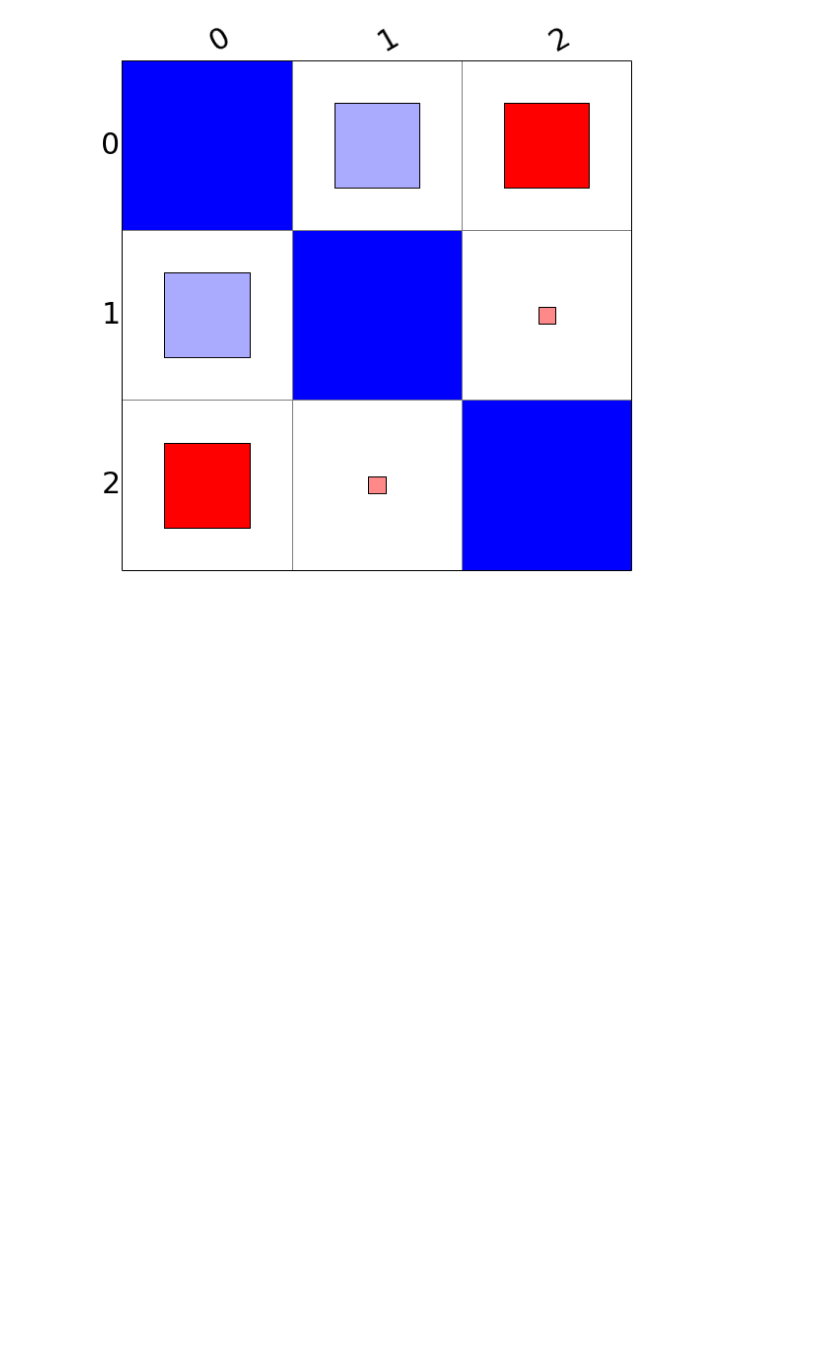
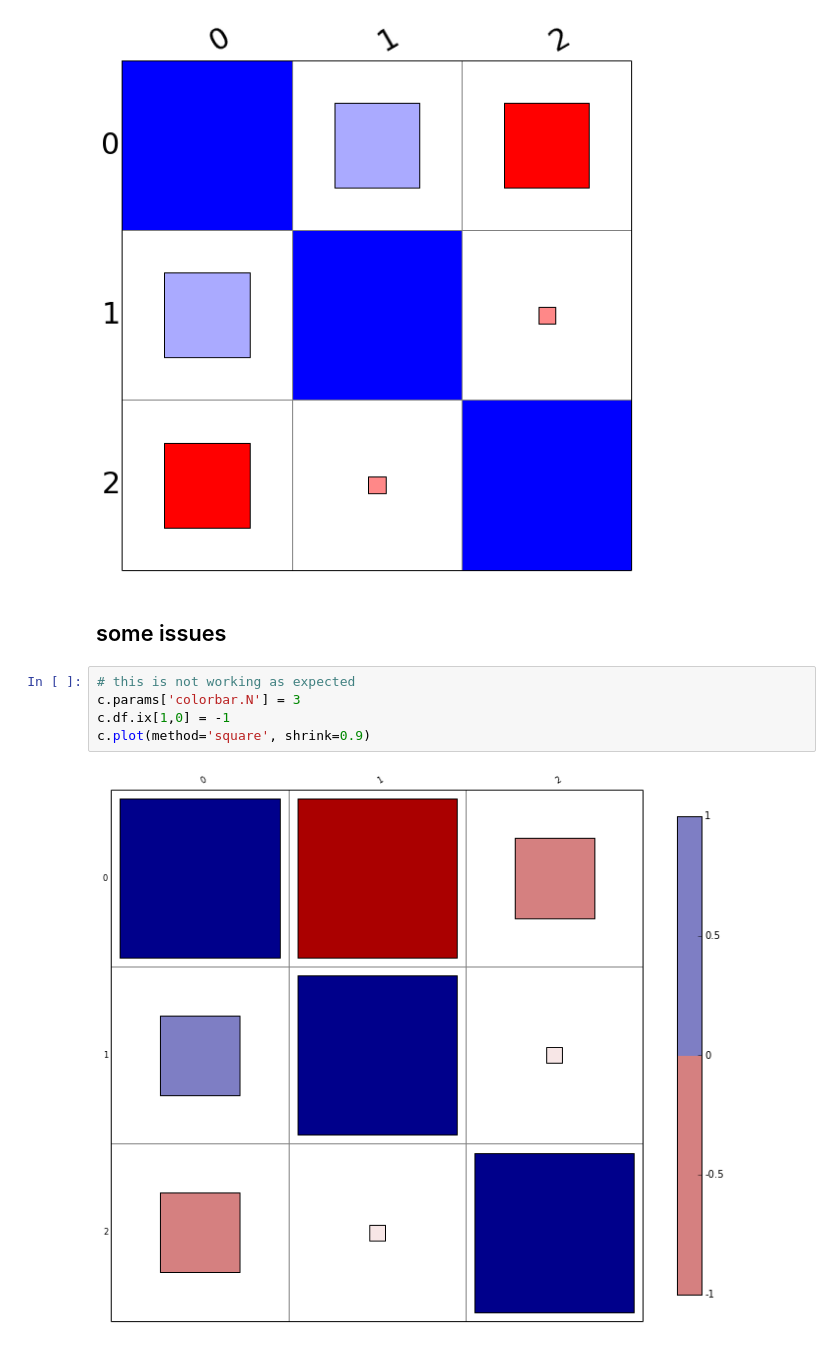
Before and after one commit to biokit/biokit, a Jupyter notebook: notebooks/viz/corrplot.ipynb, the cells around one changed output. Cells and saved outputs as stored; diff of their text form; blank space fills up the shorter version.

Commit message:
updating colorbar in corrplot.

```diff
--- a/notebooks/viz/corrplot.ipynb
+++ b/notebooks/viz/corrplot.ipynb
@@ -79,3 +79,12 @@ c.plot(method='square', cmap=('red', 'white', 'blue'),
        fontsize=30, shrink=1, colorbar=False)
 # %% [output]
 [figure]
+# %% [markdown]
+## some issues
+# %%
+# this is not working as expected
+c.params['colorbar.N'] = 3
+c.df.ix[1,0] = -1
+c.plot(method='square', shrink=0.9)
+# %% [output]
+[figure, added]
```
Also changed, not shown: parts of 9 cells of this notebook, 1 other file.
